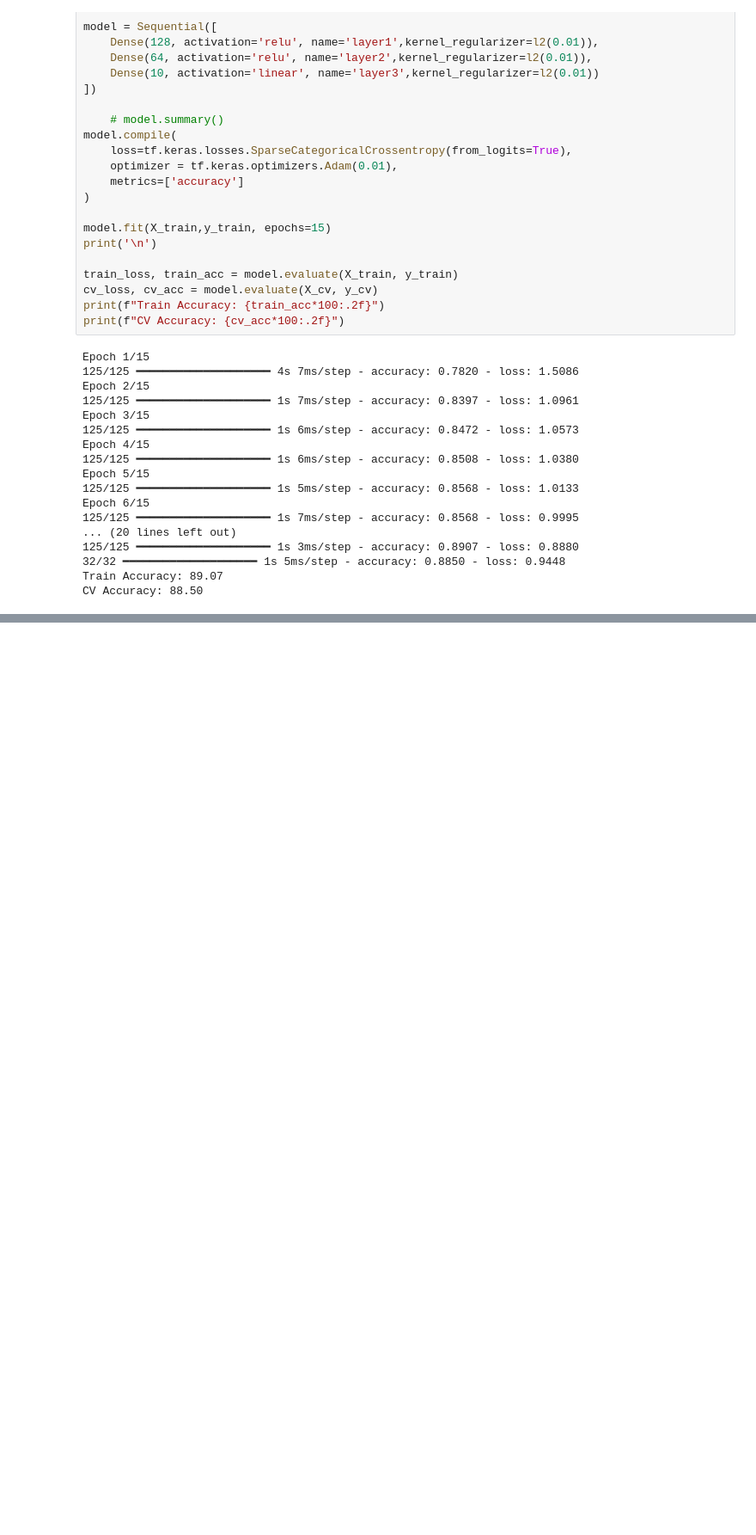
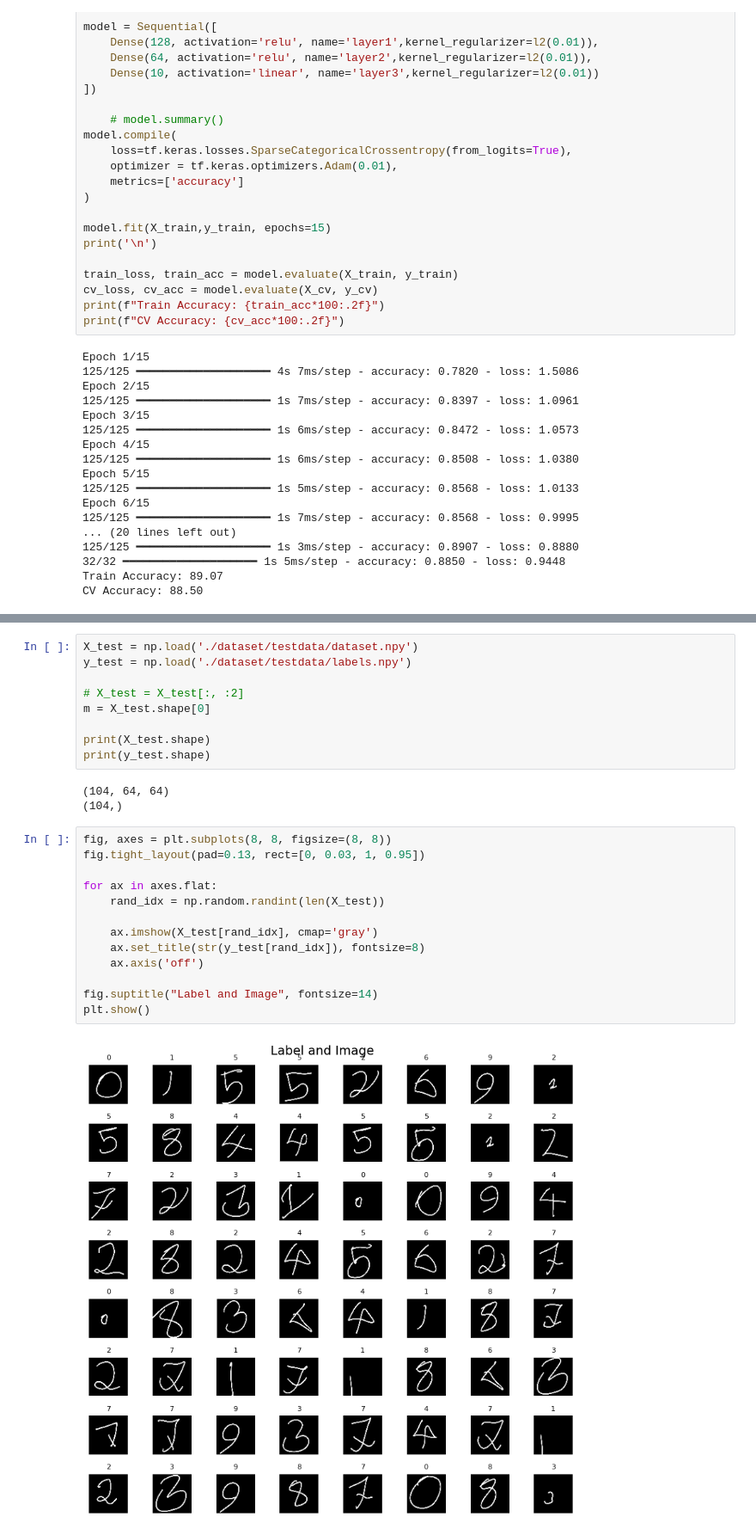
Before and after one commit to Hriddha/CSE445, a Jupyter notebook: Assignment_3/Asn3.ipynb, the cells around one changed output, grey strips where cells are left out. Shown at 86% size. Saved outputs shown, nothing was run; the diff lists cells and outputs as text; blank space fills up the shorter version.

Commit message:
processed X_test, Showed a diverse comparison to adress the low accuracy

```diff
--- a/Assignment_3/Asn3.ipynb
+++ b/Assignment_3/Asn3.ipynb
@@ -246,0 +293,27 @@ CV Accuracy: 92.40
+# %%
+X_test = np.load('./dataset/testdata/dataset.npy')
+y_test = np.load('./dataset/testdata/labels.npy')
+
+# X_test = X_test[:, :2]
+m = X_test.shape[0]
+
+print(X_test.shape)
+print(y_test.shape)
+# %% [output]
+(104, 64, 64)
+(104,)
+# %%
+fig, axes = plt.subplots(8, 8, figsize=(8, 8))
+fig.tight_layout(pad=0.13, rect=[0, 0.03, 1, 0.95])
+
+for ax in axes.flat:
+    rand_idx = np.random.randint(len(X_test))
+
+    ax.imshow(X_test[rand_idx], cmap='gray')
+    ax.set_title(str(y_test[rand_idx]), fontsize=8)
+    ax.axis('off')
+
+fig.suptitle("Label and Image", fontsize=14)
+plt.show()
+# %% [output]
+[figure, added]
```
Also changed, not shown: parts of 15 cells of this notebook.
